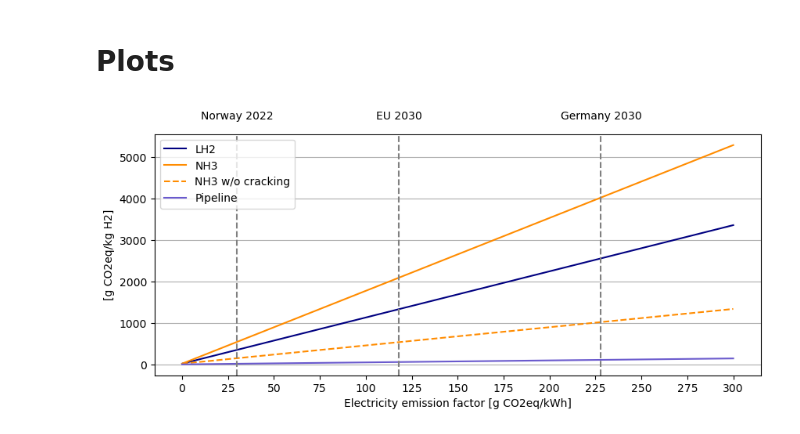
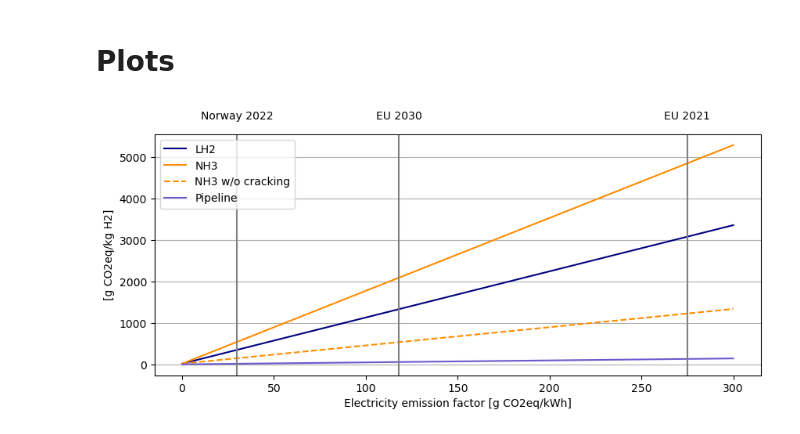
Before and after one commit to ReuterJakob/H2_pathways_repo, a Jupyter notebook: notebooks/Emissions/Transport emissions_V2.ipynb, the cells around one changed output. Cells and saved outputs as stored; diff of their text form; code cells hidden in the pictures.

```diff
--- a/notebooks/Emissions/Transport emissions_V2.ipynb
+++ b/notebooks/Emissions/Transport emissions_V2.ipynb
@@ -1225,33 +1225,34 @@ nh3_transport_sensi_wo_recon.to_csv(output_file, sep=';')
 # %%
 fig, ax = plt.subplots(figsize=(10,4))
 #plt.subplot(1,2,1)
 
 
 plt.plot(lh2_transport_sensi_EF, color='navy', linestyle='solid', label = 'LH2')
 plt.plot(nh3_transport_sensi_EF, color='darkorange',linestyle='-', label = 'NH3')
 plt.plot(nh3_transport_sensi_wo_recon, color='darkorange',linestyle='--', label = 'NH3 w/o cracking')
 plt.plot(Pipeline_emissions_sensi_EF, color='slateblue',linestyle='-', label = 'Pipeline')
 
-plt.axvline(x=30, color='grey', linestyle = '--')
-plt.axvline(x=228, color='grey', linestyle = '--')
-plt.axvline(x=118, color='grey', linestyle = '--')
+plt.axvline(x=30, color='grey', linestyle = '-')
+plt.axvline(x=275, color='grey', linestyle = '-')
+plt.axvline(x=118, color='grey', linestyle = '-')
 plt.text(30,6000, 'Norway 2022', horizontalalignment='center', verticalalignment='center')
-plt.text(228,6000, 'Germany 2030', horizontalalignment='center', verticalalignment='center')
+plt.text(275,6000, 'EU 2021', horizontalalignment='center', verticalalignment='center')
 plt.text(118,6000, 'EU 2030', horizontalalignment='center', verticalalignment='center')
 
 plt.grid(True, axis='y')
 #plt.grid(True, axis='x')
 ax.set_axisbelow(True)
-plt.locator_params(axis='x', nbins=15)
+plt.locator_params(axis='x', nbins=12)
 plt.ylabel('[g CO2eq/kg H2]')
 plt.xlabel('Electricity emission factor [g CO2eq/kWh]')
+#plt.ylim(0,3000)
 plt.legend(loc = 'upper left')
 
 
 
 title = 'Transport_EF_sensi'
 plt.savefig(path_plt + title + '.png', transparent=True)
 
 plt.show()
 # %% [output]
-[figure, old version]
+[figure, new version]
```
Also changed, not shown: 1 other file.
